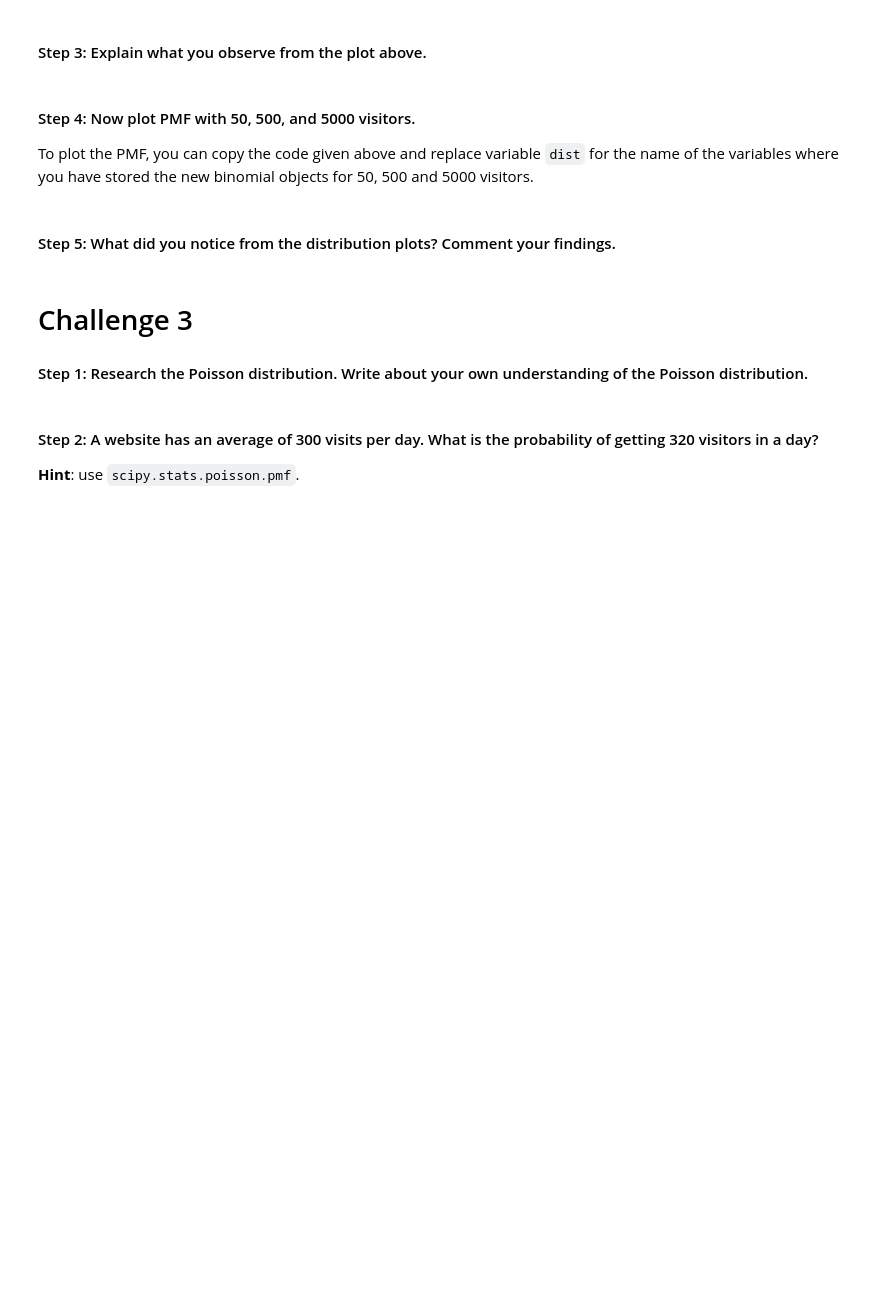
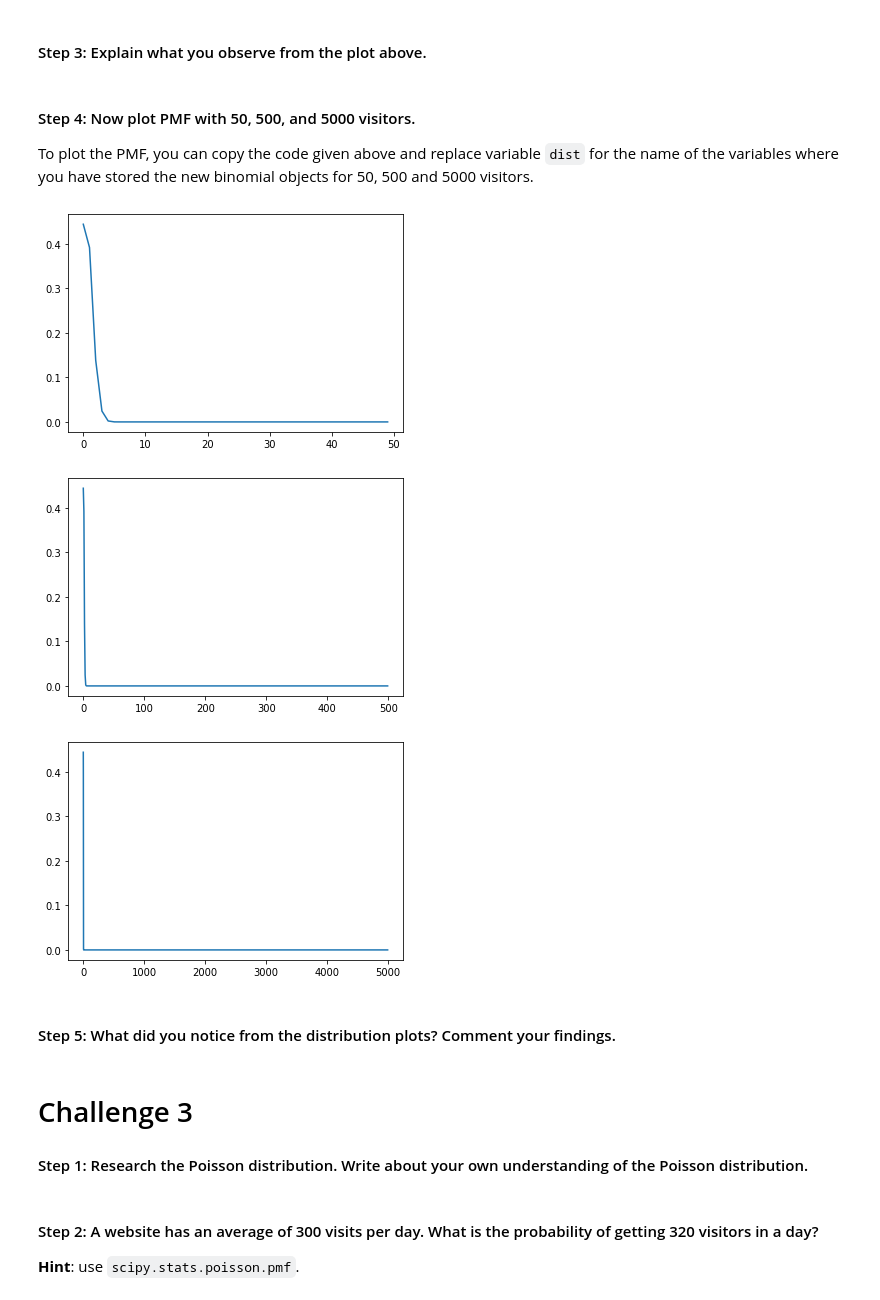
Before and after one commit to ta-data-bcn/lab-probability-dist, a Jupyter notebook: your-code/main.ipynb, the cells around one changed output. Saved outputs shown, nothing was run; the diff lists cells and outputs as text; code cells hidden in the pictures; blank space fills up the shorter version.

```diff
--- a/your-code/main.ipynb
+++ b/your-code/main.ipynb
@@ -59,6 +60,10 @@ We assume that the probability of clicking an advertisement in a Youtube video i
 **Hint**: use binom from `scipy.stats.binom`. This object takes *n* and *p* as shape parameters, where *n* is the number of independent experiments and *p* the probability of success of the experiment.
 # %%
 # your code here
+n=5
+p=0.15
+
+dist = binom(n, p)
 # %% [markdown]
 #### Step 2: Plot the PMF of the distribution.
 To do it, run the code in the cell below.
@@ -89,2 +95,16 @@ To plot the PMF, you can copy the code given above and replace variable `dist` f
+# %%
+# your code here
+for i in range(3):
+    x = range(n*10**(i+1))
+
+    fig, ax = plt.subplots(1, 1)
+
+    plt.plot(x, dist.pmf(x))
+
+    plt.show()
+# %% [output]
+[figure, added]
+[figure, added]
+[figure, added]
 # %% [markdown]
 #### Step 5: What did you notice from the distribution plots? Comment your findings.
```
Also changed, not shown: parts of 28 cells of this notebook.
